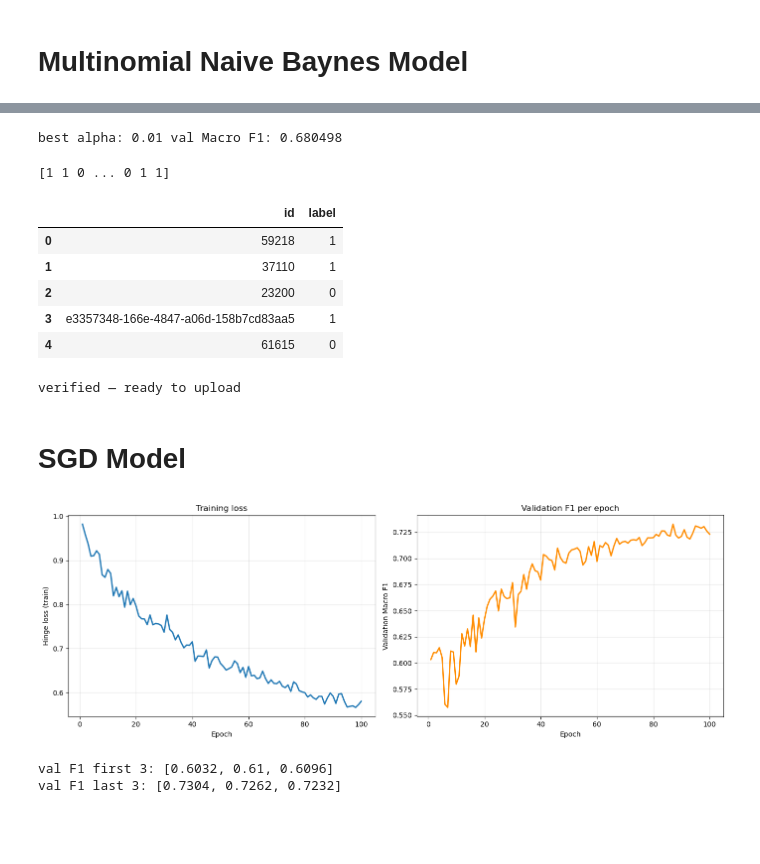
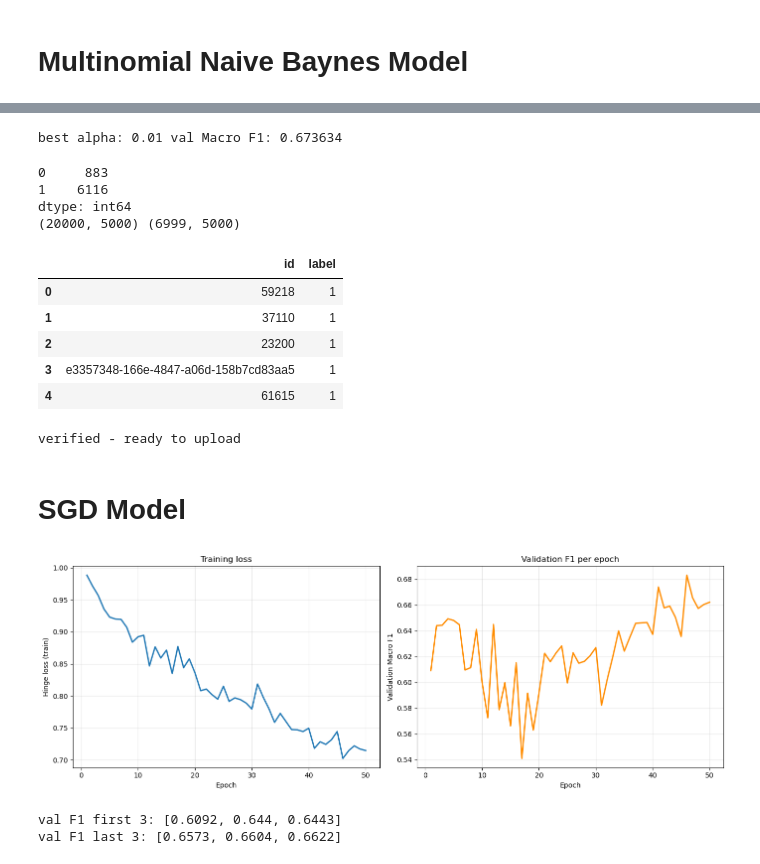
Before and after one commit to lav-22/TheHomiesML, a Jupyter notebook: notebooks/sgd_nb_from_scratch.ipynb, the cells around one changed output, grey strips where cells are left out. Cells and saved outputs as stored; diff of their text form; code cells hidden in the pictures; blank space fills up the shorter version.

```diff
--- a/notebooks/sgd_nb_from_scratch.ipynb
+++ b/notebooks/sgd_nb_from_scratch.ipynb
@@ -29,8 +29,8 @@ SUBMISSIONS_DIR = PROJECT_ROOT / "submissions"
 FIGURES_DIR = PROJECT_ROOT / "reports" / "figures"
 SUBMISSIONS_DIR.mkdir(parents=True, exist_ok=True)
 
-TRAIN_PATH = DATA_DIR / "train.csv"
-TEST_PATH = DATA_DIR / "test.csv"
+TRAIN_PATH = DATA_DIR / "train_features.csv"
+TEST_PATH = DATA_DIR / "test_features.csv"
 SPLIT_PATH = DATA_DIR / "splits" / "shared_validation_split.csv"
 
 print(TRAIN_PATH.exists(), TEST_PATH.exists(), SPLIT_PATH.exists())
@@ -44,17 +44,24 @@ test_df = pd.read_csv(TEST_PATH)
 ID_COLUMN = "id"
 LABEL_COLUMN = "label"
 
+FEATURES = [c for c in train_df.columns if c not in (ID_COLUMN, LABEL_COLUMN)]
+assert len(FEATURES) == 5000, f"expected 5000 features, got {len(FEATURES)}"
+
 split = pd.read_csv(SPLIT_PATH)
 assert len(split) == len(train_df)
 
 split = split.set_index("row_index")
 is_train = (split.loc[train_df.index, "split"] == "train").to_numpy()
 
-X_train_text = train_df.loc[is_train, "text"]
-X_val_text = train_df.loc[~is_train, "text"]
+X_train = train_df.loc[is_train, FEATURES].to_numpy(dtype=np.float32)
+X_val = train_df.loc[~is_train, FEATURES].to_numpy(dtype=np.float32)
 y_train = train_df.loc[is_train, LABEL_COLUMN].to_numpy()
 y_val = train_df.loc[~is_train, LABEL_COLUMN].to_numpy()
 
-print(X_train_text.shape, X_val_text.shape)
+X_train = np.ascontiguousarray(X_train, dtype=np.float32)
+X_val = np.ascontiguousarray(X_val, dtype=np.float32)
+print(X_train.flags['C_CONTIGUOUS'], X_val.flags['C_CONTIGUOUS'])
+
+print(X_train.shape, X_val.shape)
 print(round(y_train.mean(), 4), round(y_val.mean(), 4))
 # %% [output]
@@ -62,8 +70 @@ print(round(y_train.mean(), 4), round(y_val.mean(), 4))
 0.6252 0.6252
-# %%
-# TF-IDF
-tfidf = TfidfVectorizer()
-X_train = tfidf.fit_transform(X_train_text)
-X_val = tfidf.transform(X_val_text)
-
-print(X_train.shape, X_val.shape)
@@ -170,5 +146,5 @@ results_df
 best_alpha = float(results_df.iloc[0].alpha)
 print("best alpha:", best_alpha, "val Macro F1:", round(float(results_df.iloc[0].val_macro_f1), 6))
 # %% [output]
-best alpha: 0.01 val Macro F1: 0.680498
+best alpha: 0.01 val Macro F1: 0.673634
 # %%
@@ -181,16 +154,22 @@ X_full = final_tfidf.fit_transform(X_full_text)
 
 final_classes, final_class_log_prior, final_feature_log_prob = nb_fit(X_full, y_full, alpha=best_alpha)
 # %%
-# transform test text with final vectoriser
-X_test = final_tfidf.transform(test_df["text"])
+X_test = test_df[FEATURES].to_numpy(dtype=np.float32)
 test_preds = nb_predict(X_test, final_classes, final_class_log_prior, final_feature_log_prob)
 
-print(test_preds)
+print(pd.Series(test_preds).value_counts().sort_index())
+
+X_full = np.ascontiguousarray(X_full, dtype=np.float32)
+X_test = np.ascontiguousarray(X_test, dtype=np.float32)
+print(X_full.shape, X_test.shape)
 # %% [output]
-[1 1 0 ... 0 1 1]
+0     883
+1    6116
+dtype: int64
+(20000, 5000) (6999, 5000)
 # %%
 # save data
-nb_submission_path = SUBMISSIONS_DIR / "NB_Prediction.csv"
+nb_submission_path = SUBMISSIONS_DIR / "NB_updated_Prediction.csv"
 nb_submission_df = create_submission(
     test_ids=test_df[ID_COLUMN],
     predictions=test_preds,
@@ -203,9 +182,9 @@ display(nb_submission_df.head())
 |  | id | label |
 | 0 | 59218 | 1 |
 | 1 | 37110 | 1 |
-| 2 | 23200 | 0 |
+| 2 | 23200 | 1 |
 | 3 | e3357348-166e-4847-a06d-158b7cd83aa5 | 1 |
-| 4 | 61615 | 0 |
+| 4 | 61615 | 1 |
 # %%
 saved = pd.read_csv(nb_submission_path, dtype={ID_COLUMN: "string"})
 expected_ids = test_df[ID_COLUMN].astype("string").reset_index(drop=True)
@@ -216,9 +195,9 @@ assert saved[ID_COLUMN].tolist() == expected_ids.tolist()
 assert saved[LABEL_COLUMN].isnull().sum() == 0
 assert set(saved[LABEL_COLUMN].unique()).issubset(set(train_df[LABEL_COLUMN].unique()))
 
-print("verified — ready to upload")
+print("verified - ready to upload")
 # %% [output]
-verified — ready to upload
+verified - ready to upload
 # %% [markdown]
 # SGD Model
 # %%
@@ -278,6 +257,9 @@ def sgd_fit(X, y, loss="hinge", penalty="l2", alpha=0.0001, l1_ratio=0.15,
     n_batches = (m - 1) // bs + 1
     losses = []
     val_f1_history = []
+
+    best_val_f1 = -1.0
+    best_w, best_b = w.copy(), b
 
     for epoch in range(epochs):
         order = rng.permutation(m)
@@ -307,9 +289,16 @@ def sgd_fit(X, y, loss="hinge", penalty="l2", alpha=0.0001, l1_ratio=0.15,
 
         if X_val is not None and y_val is not None:
             val_preds_epoch = sgd_predict(X_val, w, b)
-            val_f1_history.append(calculate_macro_f1(y_val, val_preds_epoch))
+            current_f1 = calculate_macro_f1(y_val, val_preds_epoch)
+            val_f1_history.append(current_f1)
+            if current_f1 > best_val_f1:
+                best_val_f1 = current_f1
+                best_w, best_b = w.copy(), b
 
-    return w, b, losses, val_f1_history
+    if X_val is not None and y_val is not None:
+        return best_w, best_b, losses, val_f1_history
+    else:
+        return w, b, losses, val_f1_history
 # %%
 # predict
 def sgd_predict(X, w, b):
@@ -333,33 +322,33 @@ def sgd_predict_proba(X, w, b, loss):
 # %%
 # check convergence
 w_check, b_check, losses_check, val_f1_check = sgd_fit(
     X_train, y_train, loss="hinge", penalty="l2", alpha=0.0001,
-    lr=0.5, epochs=100, bs=256, class_weight="balanced",
+    lr=0.5, epochs=50, bs=256, class_weight="balanced",
     X_val=X_val, y_val=y_val
 )
 
 fig, axes = plt.subplots(1, 2, figsize=(14, 5))
 
 axes[0].plot(range(1, len(losses_check) + 1), losses_check, linewidth=2)
 axes[0].set_xlabel("Epoch"); axes[0].set_ylabel("Hinge loss (train)")
 axes[0].set_title("Training loss")
 axes[0].grid(alpha=0.3)
 
 axes[1].plot(range(1, len(val_f1_check) + 1), val_f1_check, linewidth=2, color="darkorange")
 axes[1].set_xlabel("Epoch"); axes[1].set_ylabel("Validation Macro F1")
 axes[1].set_title("Validation F1 per epoch")
 axes[1].grid(alpha=0.3)
 
 plt.tight_layout()
 plt.savefig(FIGURES_DIR / "sgd_convergence_check.png", dpi=150)
 plt.show()
 
 print("val F1 first 3:", [round(f, 4) for f in val_f1_check[:3]])
 print("val F1 last 3:", [round(f, 4) for f in val_f1_check[-3:]])
 # %% [output]
-[figure, old version]
+[figure, new version]
-val F1 first 3: [0.6032, 0.61, 0.6096]
-val F1 last 3: [0.7304, 0.7262, 0.7232]
+val F1 first 3: [0.6092, 0.644, 0.6443]
+val F1 last 3: [0.6573, 0.6604, 0.6622]
 # %%
 # choosing best loss result
 loss_results = []
```
Also changed, not shown: parts of 19 cells of this notebook, 6 other files.
